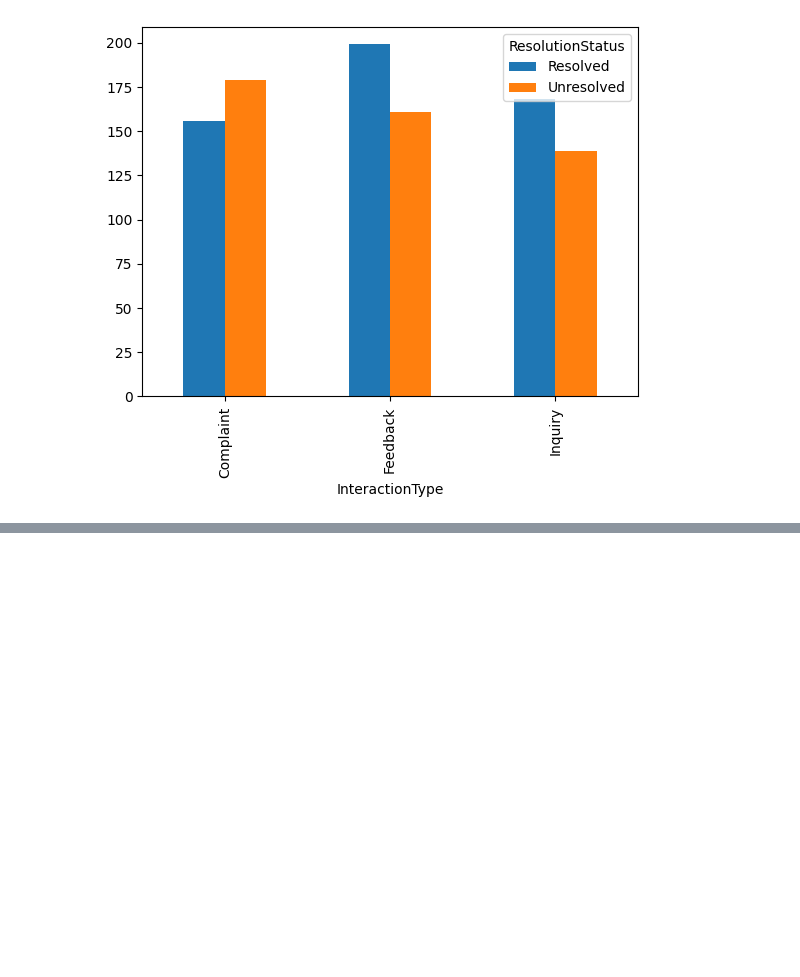
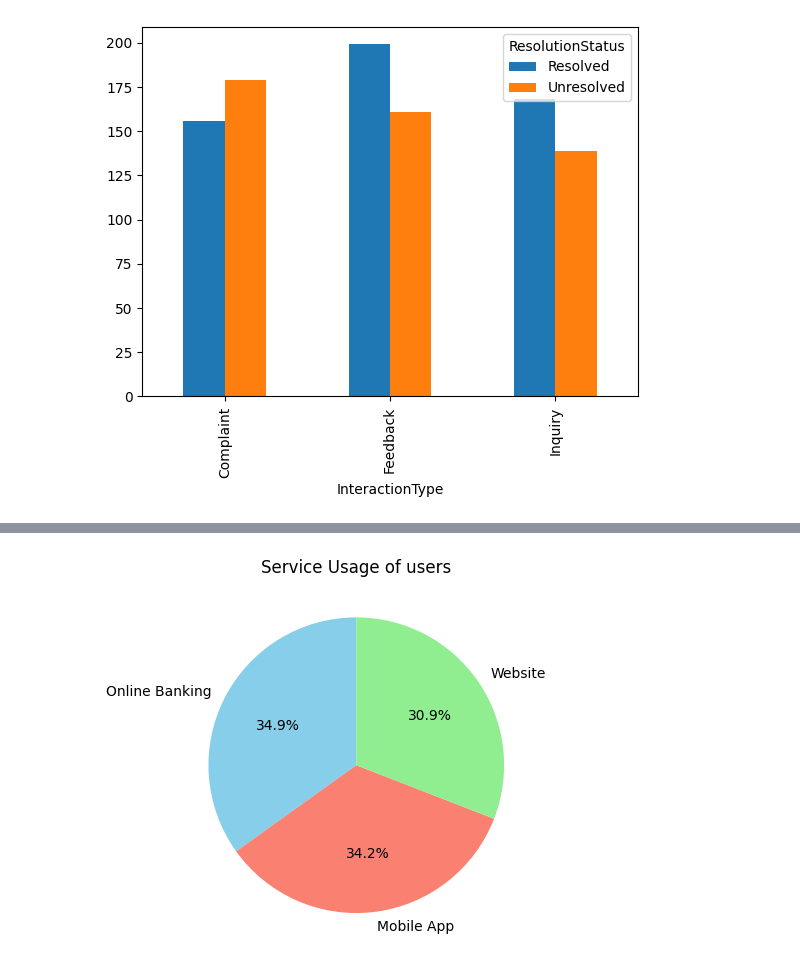
Before and after one commit to Bigjay101/ChurnPrediction, a Jupyter notebook: churn.ipynb, the cells around one changed output, grey strips where cells are left out. Saved outputs shown, nothing was run; the diff lists cells and outputs as text; code cells hidden in the pictures; blank space fills up the shorter version.

```diff
--- a/churn.ipynb
+++ b/churn.ipynb
@@ -138,0 +152,15 @@ ct.plot(kind='bar')
+# %%
+
+
+counts = Activity['ServiceUsage'].value_counts()
+counts.plot.pie(
+    autopct='%1.1f%%',  # show percentage on each slice
+    startangle=90,       # rotate so first slice is at top
+    colors=['skyblue', 'salmon', 'lightgreen', 'orange','purple']  # optional colors
+)
+
+plt.title('Service Usage of users')
+plt.ylabel("")
+plt.show()
+# %% [output]
+[figure, added]
```
Also changed, not shown: parts of 16 cells of this notebook.
